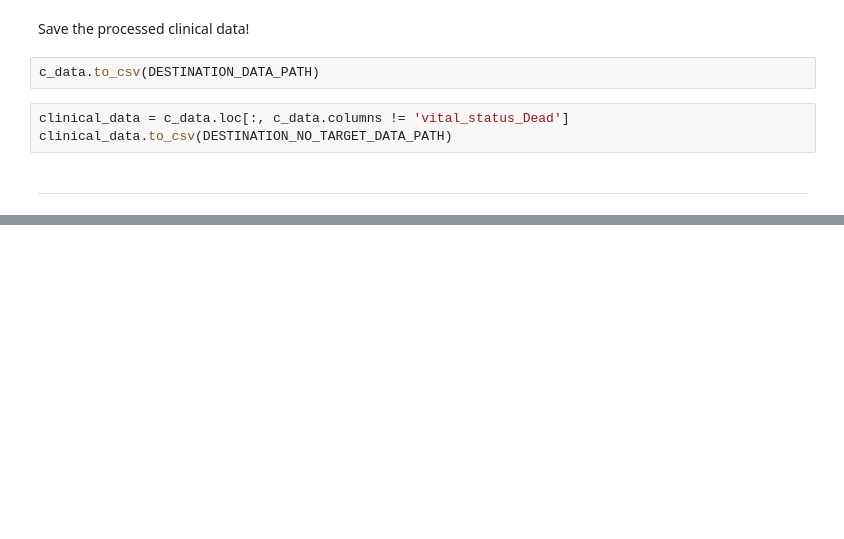
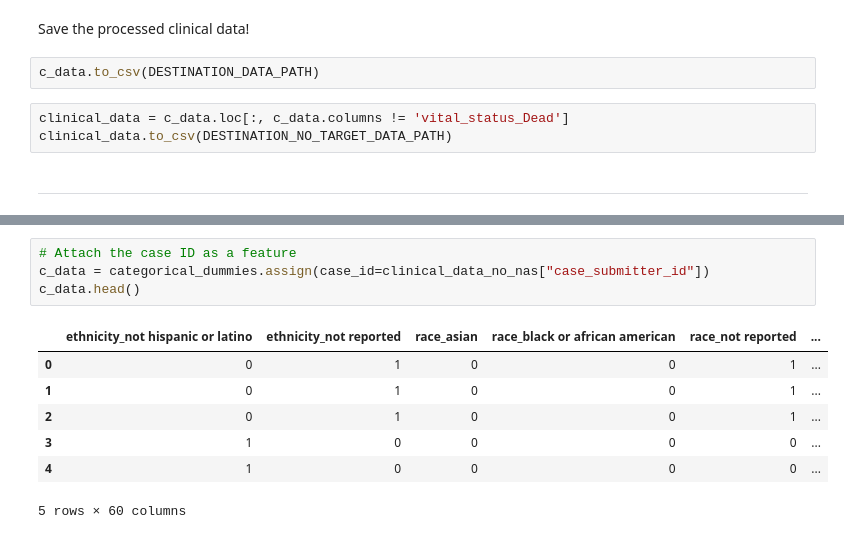
Before and after one commit to akira-nair/multiomic-model-tcga, a Jupyter notebook: preprocessing/preprocess_clinical/create_clinical_dataset.ipynb, the cells around one changed output, grey strips where cells are left out. Cells and saved outputs as stored; diff of their text form; blank space fills up the shorter version.

```diff
--- a/preprocessing/preprocess_clinical/create_clinical_dataset.ipynb
+++ b/preprocessing/preprocess_clinical/create_clinical_dataset.ipynb
@@ -133,0 +397,12 @@ clinical_data.to_csv(DESTINATION_NO_TARGET_DATA_PATH)
+# %%
+# Attach the case ID as a feature
+c_data = categorical_dummies.assign(case_id=clinical_data_no_nas["case_submitter_id"])
+c_data.head()
+# %% [output]
+|  | ethnicity_not hispanic or latino | ethnicity_not reported | race_asian | race_black or african american | race_not reported | ... |
+| 0 | 0 | 1 | 0 | 0 | 1 | ... |
+| 1 | 0 | 1 | 0 | 0 | 1 | ... |
+| 2 | 0 | 1 | 0 | 0 | 1 | ... |
+| 3 | 1 | 0 | 0 | 0 | 0 | ... |
+| 4 | 1 | 0 | 0 | 0 | 0 | ... |
+5 rows × 60 columns
```
Also changed, not shown: parts of 31 cells of this notebook, 8 other files.
